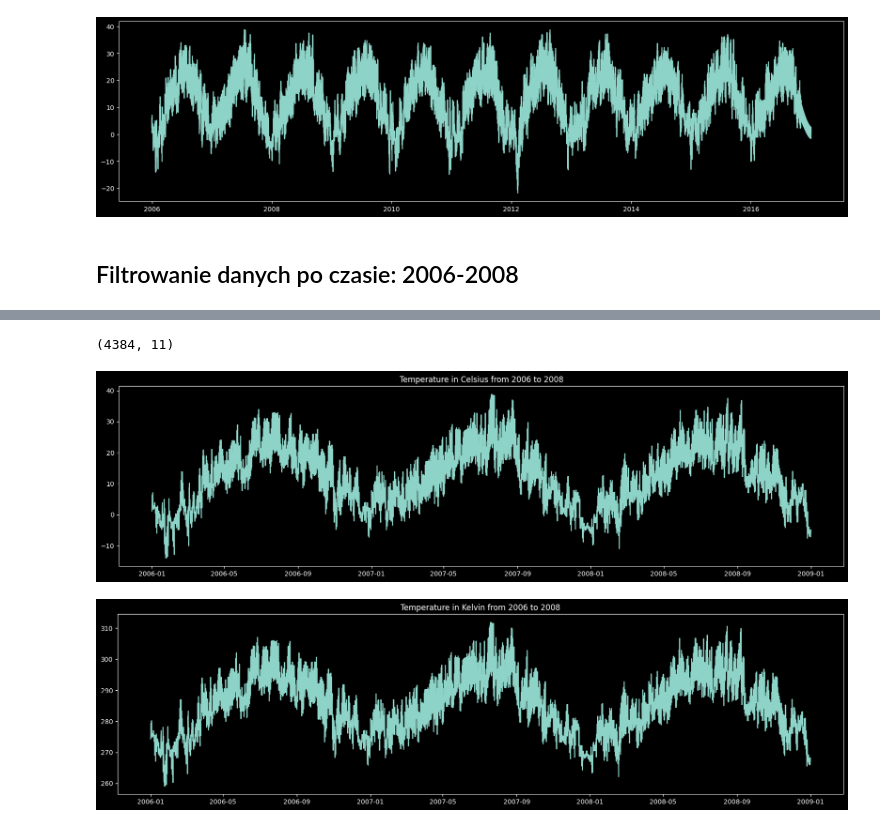
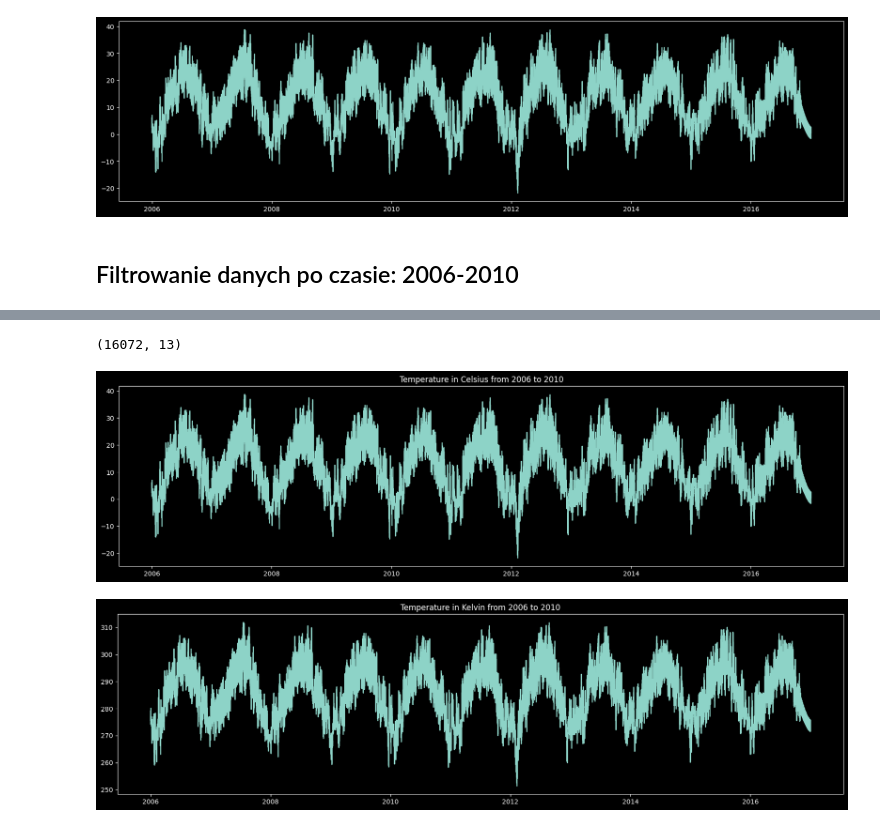
Before and after one commit to paltdariusz/pgm_project, a Jupyter notebook: EDA/data_preprocessing.ipynb, the cells around one changed output, grey strips where cells are left out. Cells and saved outputs as stored; diff of their text form; code cells hidden in the pictures.

```diff
--- a/EDA/data_preprocessing.ipynb
+++ b/EDA/data_preprocessing.ipynb
@@ -76,3 +76,7 @@ raw_df.drop(columns=['Loud Cover'], inplace=True)
 
 # dodanie kolumny z temperaturą w Kelvinach
 raw_df['Temperature (K)'] = raw_df['Temperature (C)'] + 273.15
+
+# dodanie kolumn z godziną i miesiącem (może być przydatne do predykcji)
+raw_df['Hour'] = raw_df.index.hour
+raw_df['Month'] = raw_df.index.month
@@ -122,9 +128,9 @@ plt.plot(sampled_df.index.values, sampled_df['Temperature (C)'].values)
 [<matplotlib.lines.Line2D at 0x...>]
 [figure]
 # %% [markdown]
-## Filtrowanie danych po czasie: 2006-2008
+## Filtrowanie danych po czasie: 2006-2010
 # %%
-filtered_df = sampled_df['2006-01-01':'2008-12-31']
+filtered_df = sampled_df['2006-01-01':'2016-12-31']
 filtered_df.head()
 # %% [output]
 |  | Summary | Precip Type | Temperature (C) | Apparent Temperature (C) | Humidity | Wind Speed (km/h) | ... |
@@ -137,21 +143,21 @@ filtered_df.head()
 # %%
 filtered_df.shape
 # %% [output]
-(4384, 11)
+(16072, 13)
 # %%
 plt.figure(figsize=(20, 5))
 plt.plot(filtered_df.index.values, filtered_df['Temperature (C)'].values)
-plt.title('Temperature in Celsius from 2006 to 2008')
+plt.title('Temperature in Celsius from 2006 to 2010')
 plt.show()
 # %% [output]
-[figure, old version]
+[figure, new version]
 # %%
 plt.figure(figsize=(20, 5))
 plt.plot(filtered_df.index.values, filtered_df['Temperature (K)'].values)
-plt.title('Temperature in Kelvin from 2006 to 2008')
+plt.title('Temperature in Kelvin from 2006 to 2010')
 plt.show()
 # %% [output]
-[figure, old version]
+[figure, new version]
 # %%
 # save filtered data to csv
 filtered_df.to_csv('../data/filtered_weather_data.csv')
```
Also changed, not shown: parts of 3 cells of this notebook, 3 other files.
